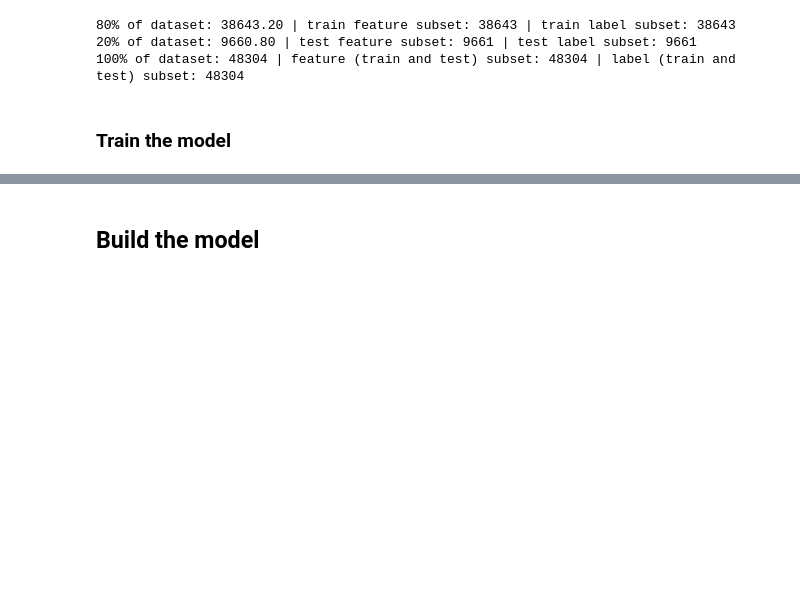
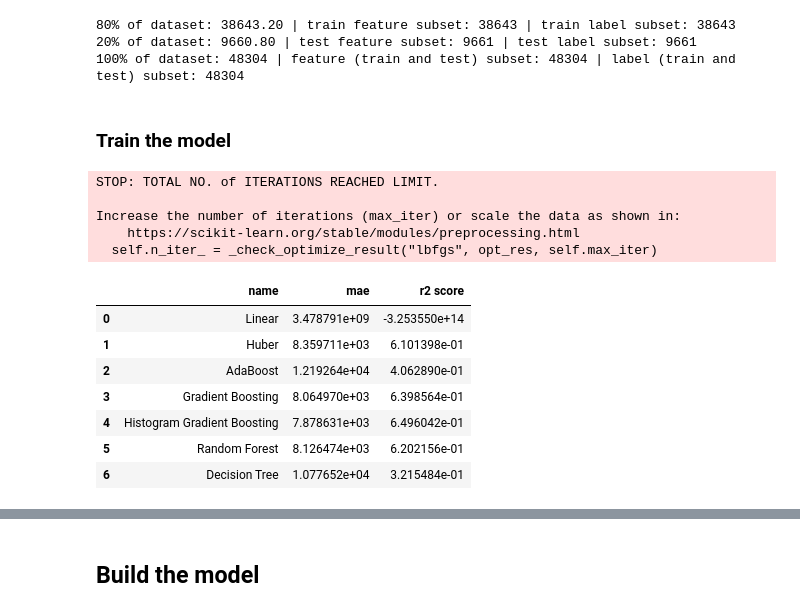
Before and after one commit to SiegfredLorelle/kagglex-car-price-prediction, a Jupyter notebook: kagglex-car-price.ipynb, the cells around one changed output, grey strips where cells are left out. Drawn from its saved outputs; the diff is of its cells as text; code cells hidden in the pictures; blank space fills up the shorter version.

```diff
--- a/kagglex-car-price.ipynb
+++ b/kagglex-car-price.ipynb
@@ -1364,0 +1370,10 @@ def training(model, train_feature, train_label, test_feature, test_label):
+# %%
+models = {
+    "Linear": sklearn.linear_model.LinearRegression,
+    "Huber": sklearn.linear_model.HuberRegressor,
+    "AdaBoost": sklearn.ensemble.AdaBoostRegressor,
+    "Gradient Boosting": sklearn.ensemble.GradientBoostingRegressor,
+    "Histogram Gradient Boosting": sklearn.ensemble.HistGradientBoostingRegressor,
+    "Random Forest": sklearn.ensemble.RandomForestRegressor,
+    "Decision Tree": sklearn.tree.DecisionTreeRegressor,
+}
@@ -1364,0 +1387,42 @@ def training(model, train_feature, train_label, test_feature, test_label):
+# %%
+model_errors = {}
+model_predictions = {}
+model_r2_score = {}
+
+
+for name, model in models.items():
+    prediction, error = training(
+        model,
+        train_features,
+        train_labels,
+        test_features,
+        test_labels,
+    )
+
+    model_errors[name] = error
+    model_predictions[name] = prediction
+    model_r2_score[name] = sklearn.metrics.r2_score(test_labels, prediction)
+# %% [output]
+STOP: TOTAL NO. of ITERATIONS REACHED LIMIT.
+
+Increase the number of iterations (max_iter) or scale the data as shown in:
+    https://scikit-learn.org/stable/modules/preprocessing.html
+  self.n_iter_ = _check_optimize_result("lbfgs", opt_res, self.max_iter)
+# %%
+# names, errors = model_errors.items()
+rows = list(model_errors.values()) + list(model_errors.values()) + list(model_r2_score.values())
+
+rows = [{"name": list(models.keys())[i], "mae":list(model_errors.values())[i], "r2 score": list(model_r2_score.values())[i]} for i in range(len(models))]
+
+
+result_df = pd.DataFrame(rows, columns=["name", "mae", "r2 score"])
+result_df
+# %% [output]
+|  | name | mae | r2 score |
+| 0 | Linear | 3.478791e+09 | -3.253550e+14 |
+| 1 | Huber | 8.359711e+03 | 6.101398e-01 |
+| 2 | AdaBoost | 1.219264e+04 | 4.062890e-01 |
+| 3 | Gradient Boosting | 8.064970e+03 | 6.398564e-01 |
+| 4 | Histogram Gradient Boosting | 7.878631e+03 | 6.496042e-01 |
+| 5 | Random Forest | 8.126474e+03 | 6.202156e-01 |
+| 6 | Decision Tree | 1.077652e+04 | 3.215484e-01 |
```
Also changed, not shown: parts of 20 cells of this notebook.
